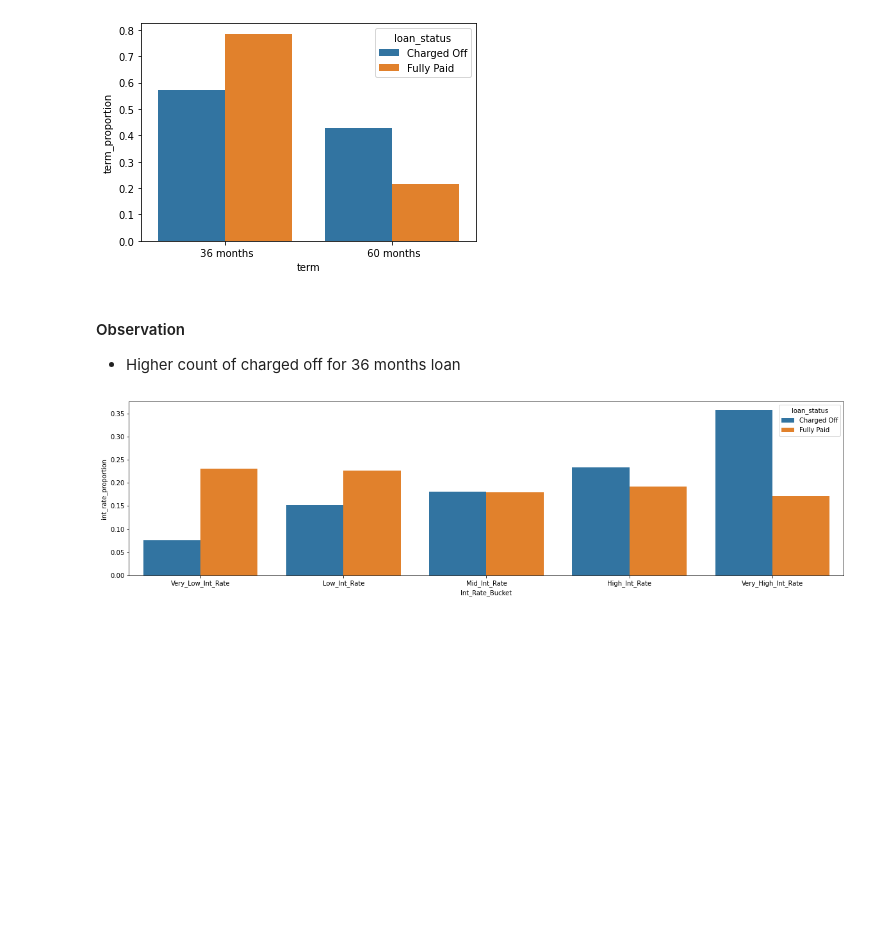
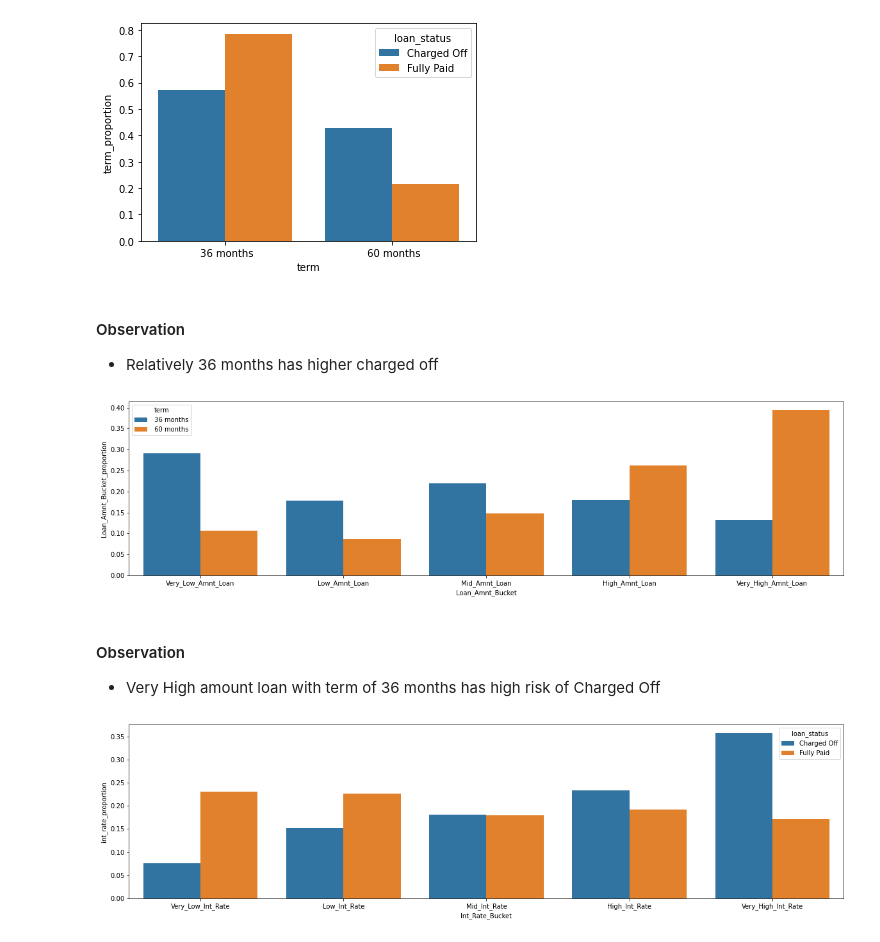
Before and after one commit to JamshedAhsan/fraud-detection, a Jupyter notebook: Case-Study-Lending-Loan-Club.ipynb, the cells around one changed output. Saved outputs shown, nothing was run; the diff lists cells and outputs as text; code cells hidden in the pictures; blank space fills up the shorter version.

```diff
--- a/Case-Study-Lending-Loan-Club.ipynb
+++ b/Case-Study-Lending-Loan-Club.ipynb
@@ -1594,9 +1585,25 @@ y="term_proportion"
 # %% [output]
 <AxesSubplot:xlabel='term', ylabel='term_proportion'>
 [figure]
-# %% [markdown]
-#### Observation
-* Higher count of charged off for 36 months loan
+# %% [markdown]
+#### Observation
+* Relatively 36 months has higher charged off
+# %%
+# setting the dimensions of the plot
+fig, ax = plt.subplots(figsize=(20, 5))
+y="Loan_Amnt_Bucket_proportion"
+(loan_df2['Loan_Amnt_Bucket']
+ .groupby(loan_df2['term'])
+ .value_counts(normalize=True)
+ .rename(y)
+ .reset_index()
+ .pipe((sns.barplot, "data"), x='Loan_Amnt_Bucket', y=y, hue='term'))
+plt.show()
+# %% [output]
+[figure, added]
+# %% [markdown]
+#### Observation
+* Very High amount loan with term of 36 months has high risk of Charged Off
 # %%
 loan_df2['Int_Rate_Bucket']=pd.qcut(loan_df2['int_rate'], q=[0,0.2,0.4,0.6,0.8,1.0],
                                      labels=['Very_Low_Int_Rate','Low_Int_Rate','Mid_Int_Rate','High_Int_Rate',
```
Also changed, not shown: parts of 16 cells of this notebook.
